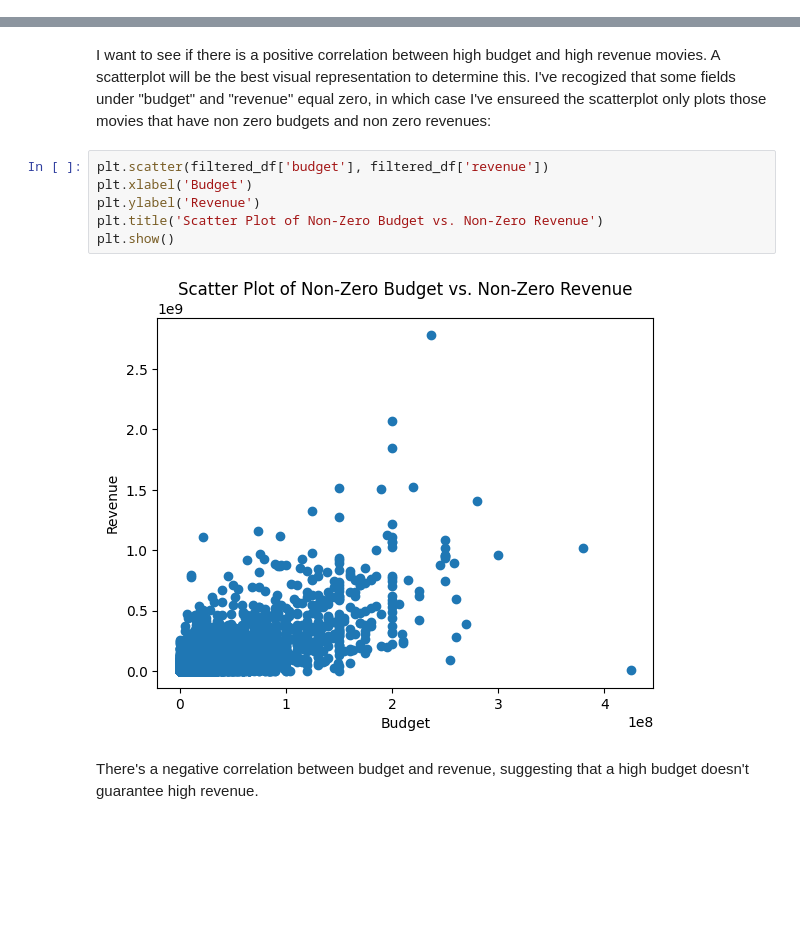
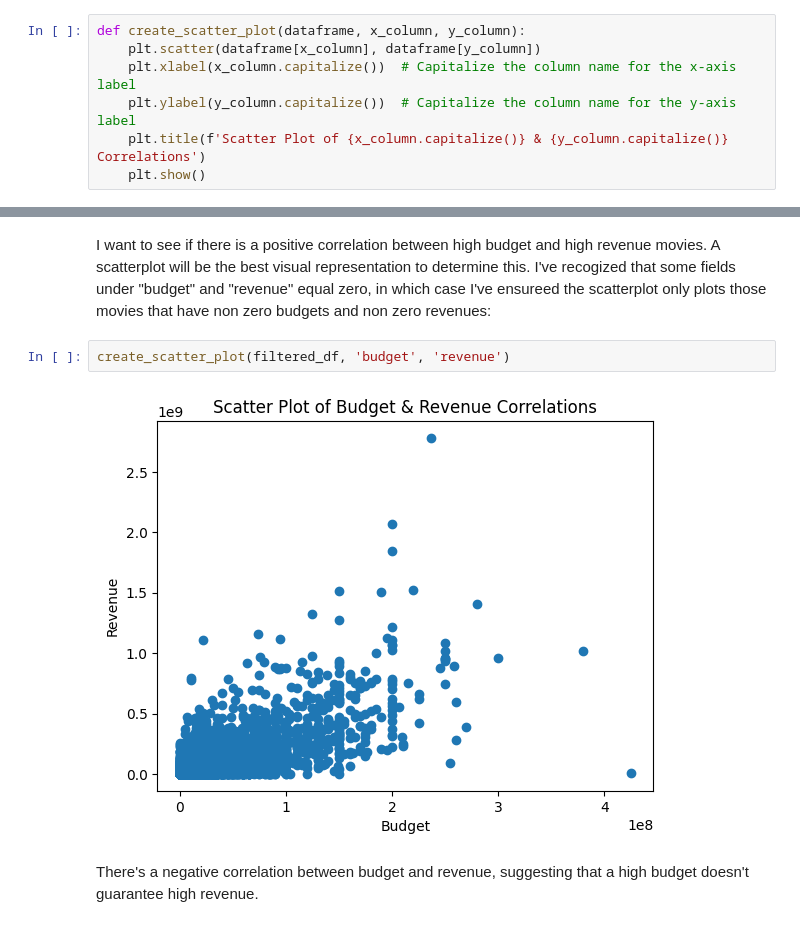
Before and after one commit to ashleymahaffey/TMDb-Movie-Data-Analysis, a Jupyter notebook: investigate-a-dataset-TMDb_Ashley_Mahaffey.ipynb, the cells around one changed output, grey strips where cells are left out. Cells and saved outputs as stored; diff of their text form; blank space fills up the shorter version.

```diff
--- a/investigate-a-dataset-TMDb_Ashley_Mahaffey.ipynb
+++ b/investigate-a-dataset-TMDb_Ashley_Mahaffey.ipynb
@@ -154,3 +156,10 @@ filtered_df = filtered_df[(filtered_df['budget'] > 0) | (filtered_df['revenue']
+# %%
+def create_scatter_plot(dataframe, x_column, y_column):
+    plt.scatter(dataframe[x_column], dataframe[y_column])
+    plt.xlabel(x_column.capitalize())  # Capitalize the column name for the x-axis label
+    plt.ylabel(y_column.capitalize())  # Capitalize the column name for the y-axis label
+    plt.title(f'Scatter Plot of {x_column.capitalize()} & {y_column.capitalize()} Correlations')
+    plt.show()
 # %% [markdown]
 <a id='eda'></a>
 ## Exploratory Data Analysis
@@ -160,14 +169,10 @@ filtered_df = filtered_df[(filtered_df['budget'] > 0) | (filtered_df['revenue']
 #### Revenue & Budget
 # %% [markdown]
 I want to see if there is a positive correlation between high budget and high revenue movies. A scatterplot will be the best visual representation to determine this. I've recogized that some fields under "budget" and "revenue" equal zero, in which case I've ensureed the scatterplot only plots those movies that have non zero budgets and non zero revenues:
-# %%
-plt.scatter(filtered_df['budget'], filtered_df['revenue'])
-plt.xlabel('Budget')
-plt.ylabel('Revenue')
-plt.title('Scatter Plot of Non-Zero Budget vs. Non-Zero Revenue')
-plt.show()
-# %% [output]
-[figure, removed]
+# %%
+create_scatter_plot(filtered_df, 'budget', 'revenue')
+# %% [output]
+[figure, added]
 # %% [markdown]
 There's a negative correlation between budget and revenue, suggesting that a high budget doesn't guarantee high revenue.
 # %% [markdown]
```
Also changed, not shown: parts of 4 cells of this notebook.
